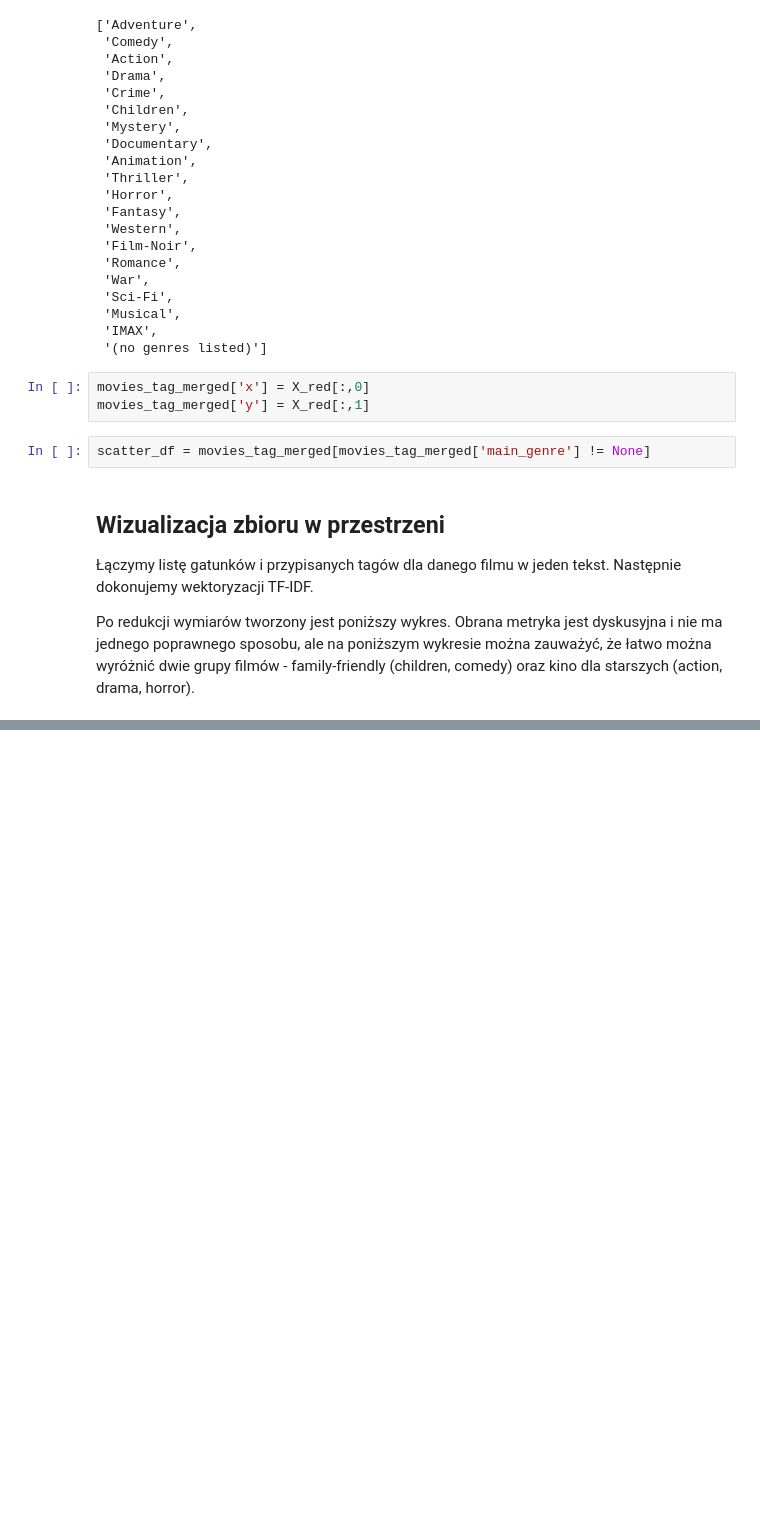
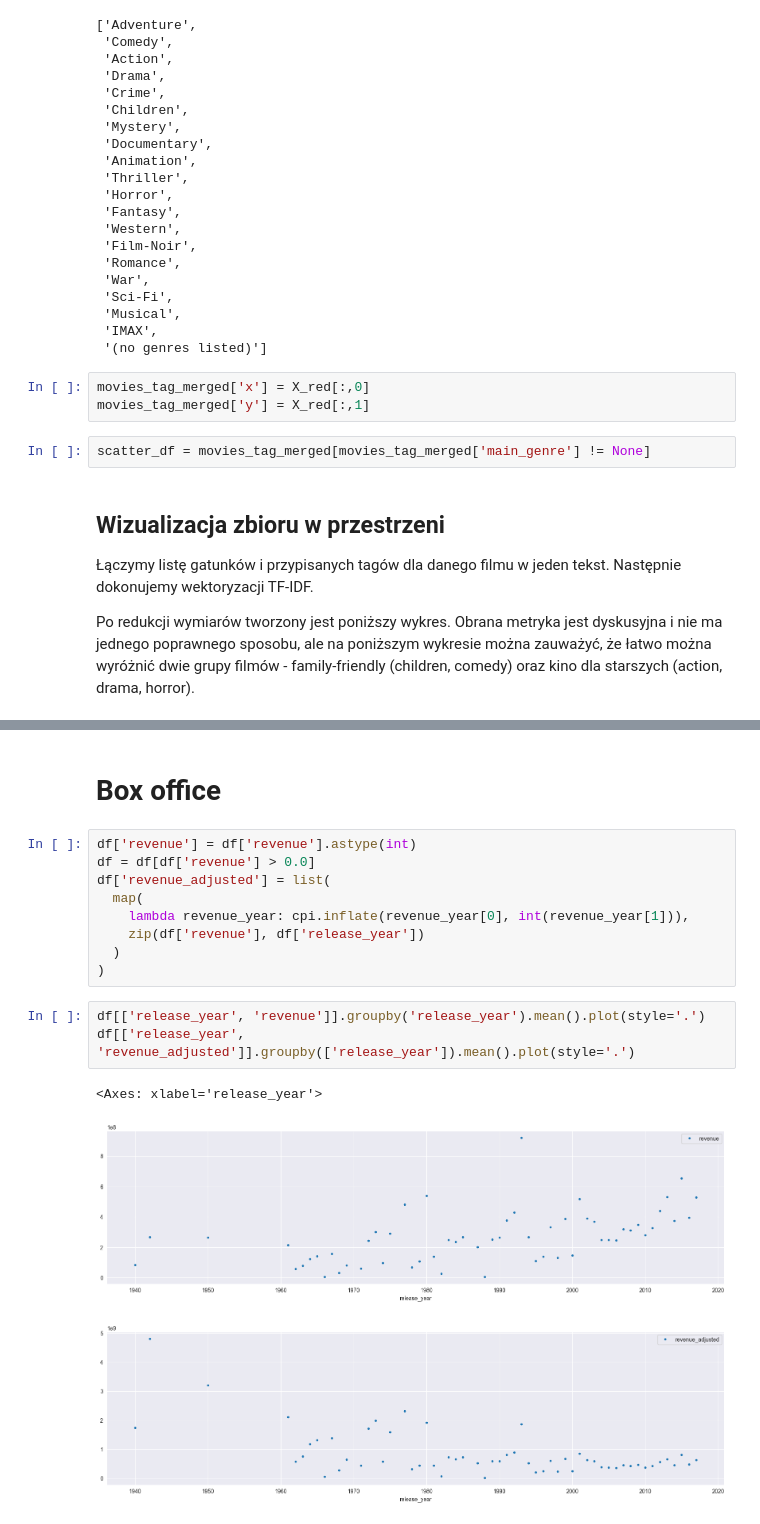
Before and after one commit to youngdashu/movie_recommendations, a Jupyter notebook: Eksploracja_danych_1.ipynb, the cells around one changed output, grey strips where cells are left out. Cells and saved outputs as stored; diff of their text form; blank space fills up the shorter version.

```diff
--- a/Eksploracja_danych_1.ipynb
+++ b/Eksploracja_danych_1.ipynb
@@ -355,0 +430,18 @@ px.scatter(scatter_df[:10000], x='x', y='y', color='main_genre', opacity=.5)
+# %% [markdown]
+# Box office
+# %%
+df['revenue'] = df['revenue'].astype(int)
+df = df[df['revenue'] > 0.0]
+df['revenue_adjusted'] = list(
+  map(
+    lambda revenue_year: cpi.inflate(revenue_year[0], int(revenue_year[1])),
+    zip(df['revenue'], df['release_year'])
+  )
+)
+# %%
+df[['release_year', 'revenue']].groupby('release_year').mean().plot(style='.')
+df[['release_year', 'revenue_adjusted']].groupby(['release_year']).mean().plot(style='.')
+# %% [output]
+<Axes: xlabel='release_year'>
+[figure, added]
+[figure, added]
```
Also changed, not shown: parts of 16 cells of this notebook.
